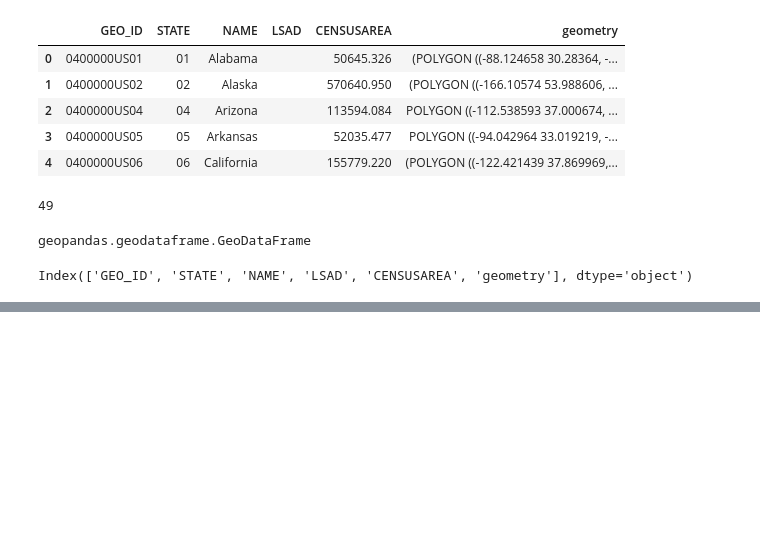
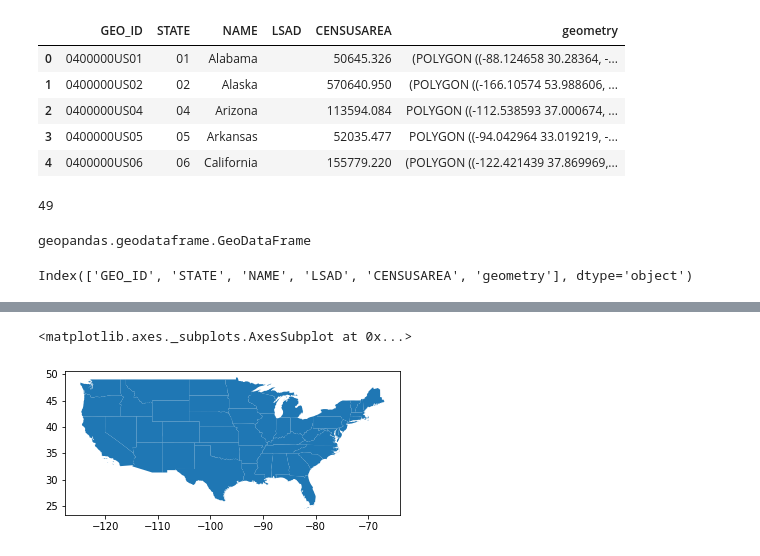
Before and after one commit to CodeLearningResources/mblaine, a Jupyter notebook: DataAcquisition/mblaine_Hurricane_Michael.ipynb, the cells around one changed output, grey strips where cells are left out. Drawn from its saved outputs; the diff is of its cells as text; code cells hidden in the pictures; blank space fills up the shorter version.

```diff
--- a/DataAcquisition/mblaine_Hurricane_Michael.ipynb
+++ b/DataAcquisition/mblaine_Hurricane_Michael.ipynb
@@ -81,0 +200,6 @@ michaeldf.head()
+# %%
+# Plot of all the states
+map48.plot()
+# %% [output]
+<matplotlib.axes._subplots.AxesSubplot at 0x...>
+[figure, added]
```
Also changed, not shown: parts of 21 cells of this notebook, 1 other file.
